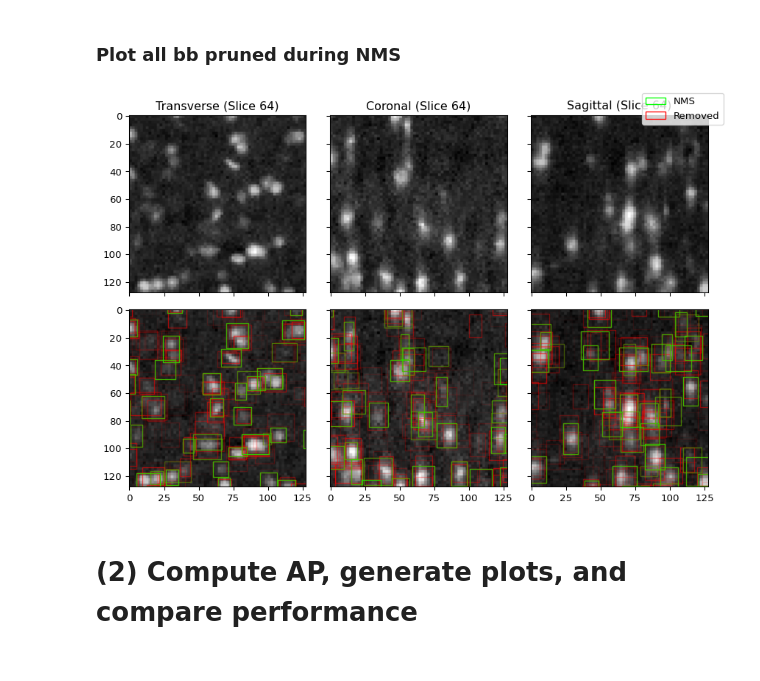
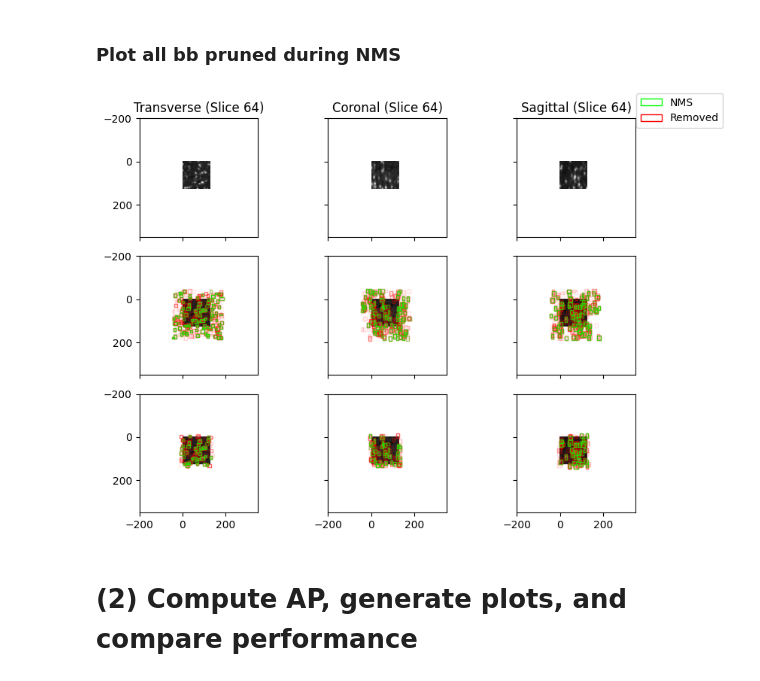
Before and after one commit to twardlab/yolo_model, a Jupyter notebook: docs/notebooks/gt_ap.ipynb, the cells around one changed output. Drawn from its saved outputs; the diff is of its cells as text; code cells hidden in the pictures.

```diff
--- a/docs/notebooks/gt_ap.ipynb
+++ b/docs/notebooks/gt_ap.ipynb
@@ -348,9 +354,12 @@ Annotated area size: (64, 64, 64)
 start = time.time()
 outdir_slices = '/ifshome/abenneck/docs_public/misc_outputs/gt_data/slices'
 outdir_cube = '/ifshome/abenneck/docs_public/misc_outputs/gt_data/cube'
-apply_2D_yolo_to_slices(img_path, model_path, outdir_slices, verbose = False)
-yolo_out = stitch_slices_into_cube(os.path.join(outdir_slices,'ax0'), os.path.join(outdir_slices,'ax1'), os.path.join(outdir_slices,'ax2'), outdir_cube)
-yolo_nms = NMS(yolo_out)
+# apply_2D_yolo_to_slices(img_path, model_path, outdir_slices, verbose = False)
+# yolo_out = stitch_slices_into_cube(os.path.join(outdir_slices,'ax0'), os.path.join(outdir_slices,'ax1'), os.path.join(outdir_slices,'ax2'), outdir_cube)
+yolo_out = np.load(os.path.join(outdir_cube,'i0000_j0000_k0000_d256_Ex_488_Em_525.npy'))
+conf_thresh=1e-3
+nms_thresh=0.3
+yolo_nms = NMS(yolo_out, conf_thresh = conf_thresh, nms_thresh = nms_thresh)
 print(f'Finished applying YOLO model in {time.time() - start:.2f}s')
 
 # Apply Stardist
@@ -693,7 +689,14 @@ img0 = img_up[img_m0_idx,:,:]
 img1 = img_up[:,img_m1_idx,:]
 img2 = img_up[:,:,img_m2_idx]
 
-lim = [96,160]
+# xlim = [0,128]
+# ylim = [128,0]
+
+# xlim = [96,160]
+# ylim = [96,160]
+
+xlim = [-200,350]
+ylim = [350,-200]
 
 # Convert YOLO outputs into lists of bboxes
 yolo_bb = yolo_output_to_bb_list(yolo_out)
@@ -704,8 +707,13 @@ gt_bb_adjusted = convert_bb_units(gt_bb)
 yolo_bb = convert_bb_units(yolo_bb)
 yolo_bb_nms = convert_bb_units(yolo_bb_nms)
 
+# Remove bb predictions outside of the annotated area
+yolo_bb_trimmed = trim_bb(yolo_bb)
+yolo_bb_nms_trimmed = trim_bb(yolo_bb_nms)
+
+
 # Each row will be a different angle, and each col will be (img, img+outputs)
-fig, axs = plt.subplots(2,3,layout='tight', sharex=True, sharey=True)
+fig, axs = plt.subplots(3,3,layout='tight', sharex=True, sharey=True)
 
 # ==============================
 # ===== Col 0 (Transverse) =====
@@ -734,6 +742,22 @@ if len(bb_yolo_nms) > 0:
     bb_plot_yolo_nms = bb_to_rec(bb_yolo_nms, pos = [4, 2, 5, 3], fc='none', ec='lime', alpha=scores)
     axs[1,0].add_collection(bb_plot_yolo_nms)
 
+# Original image
+axs[2,0].imshow(img0, cmap='gray')
+
+# YOLO bboxes (Orig)
+bb_yolo_trimmed = bb_slice_filter(yolo_bb_trimmed, 0, img_m0_idx)
+if len(bb_yolo_trimmed) > 0:
+    scores = bb_yolo_trimmed[:,-4]
+    bb_plot_yolo_trimmed = bb_to_rec(bb_yolo_trimmed, pos = [4, 2, 5, 3], fc='none', ec='red', alpha=scores)
+    axs[2,0].add_collection(bb_plot_yolo_trimmed)
+
+bb_yolo_nms_trimmed = bb_slice_filter(yolo_bb_nms_trimmed, 0, img_m0_idx)
+if len(bb_yolo_nms_trimmed) > 0:
+    scores = bb_yolo_nms_trimmed[:,-4]
+    bb_plot_yolo_nms_trimmed = bb_to_rec(bb_yolo_nms_trimmed, pos = [4, 2, 5, 3], fc='none', ec='lime', alpha=scores)
+    axs[2,0].add_collection(bb_plot_yolo_nms_trimmed)
+
 # ===========================
 # ===== Col 1 (Coronal) =====
 # ===========================
@@ -760,6 +784,22 @@ if len(bb_yolo_nms) > 0:
     scores = bb_yolo_nms[:,-4]
     bb_plot_yolo_nms = bb_to_rec(bb_yolo_nms, pos = [4, 0, 5, 1], fc='none', ec='lime', alpha=scores)
     axs[1,1].add_collection(bb_plot_yolo_nms)
+
+# Original image
+axs[2,1].imshow(img1, cmap='gray')
+
+# YOLO bboxes
+bb_yolo_trimmed = bb_slice_filter(yolo_bb_trimmed, 1, img_m1_idx)
+if len(bb_yolo_trimmed) > 0:
+    scores = bb_yolo_trimmed[:,-4]
+    bb_plot_yolo_trimmed = bb_to_rec(bb_yolo_trimmed, pos = [4, 0, 5, 1], fc='none', ec='red', alpha=scores)
+    axs[2,1].add_collection(bb_plot_yolo_trimmed)
+
+bb_yolo_nms_trimmed = bb_slice_filter(yolo_bb_nms_trimmed, 1, img_m1_idx)
+if len(bb_yolo_nms_trimmed) > 0:
+    scores = bb_yolo_nms_trimmed[:,-4]
+    bb_plot_yolo_nms_trimmed = bb_to_rec(bb_yolo_nms_trimmed, pos = [4, 0, 5, 1], fc='none', ec='lime', alpha=scores)
+    axs[2,1].add_collection(bb_plot_yolo_nms_trimmed)
 
 
 # ============================
@@ -777,38 +817,55 @@ axs[1,2].imshow(img2, cmap='gray')
 # axs[1,2].add_collection(bb_plot_gt)
 
 # YOLO bboxes
 bb_yolo = bb_slice_filter(yolo_bb, 2, img_m2_idx)
 if len(bb_yolo) > 0:
     scores = bb_yolo[:,-4]
     bb_plot_yolo = bb_to_rec(bb_yolo, pos = [2, 0, 3, 1], fc='none', ec='red', alpha=scores)
     axs[1,2].add_collection(bb_plot_yolo)
 
 bb_yolo_nms = bb_slice_filter(yolo_bb_nms, 2, img_m2_idx)
 if len(bb_yolo_nms) > 0:
     scores = bb_yolo_nms[:,-4]
     bb_plot_yolo_nms = bb_to_rec(bb_yolo_nms, pos = [2, 0, 3, 1], fc='none', ec='lime', alpha=scores)
     axs[1,2].add_collection(bb_plot_yolo_nms)
 
+# Original image
+axs[2,2].imshow(img2, cmap='gray')
+
+# YOLO bboxes (Trimmed)
+bb_yolo_trimmed = bb_slice_filter(yolo_bb_trimmed, 2, img_m2_idx)
+if len(bb_yolo_trimmed) > 0:
+    scores = bb_yolo_trimmed[:,-4]
+    bb_plot_yolo_trimmed = bb_to_rec(bb_yolo_trimmed, pos = [2, 0, 3, 1], fc='none', ec='red', alpha=scores)
+    axs[2,2].add_collection(bb_plot_yolo_trimmed)
+
+bb_yolo_nms_trimmed = bb_slice_filter(yolo_bb_nms_trimmed, 2, img_m2_idx)
+if len(bb_yolo_nms_trimmed) > 0:
+    scores = bb_yolo_nms_trimmed[:,-4]
+    bb_plot_yolo_nms_trimmed = bb_to_rec(bb_yolo_nms_trimmed, pos = [2, 0, 3, 1], fc='none', ec='lime', alpha=scores)
+    axs[2,2].add_collection(bb_plot_yolo_nms_trimmed)
+
+
 # ========================
 # ===== Whole Figure =====
 # ========================
 
 # Set same limits for every view
-# for ax in axs:
-#     for ax_i in ax:
-#         ax_i.set_xlim(lim)
-#         ax_i.set_ylim(lim)
+for ax in axs:
+    for ax_i in ax:
+        ax_i.set_xlim(xlim)
+        ax_i.set_ylim(ylim)
 
 # Generate a legend for the figure
 legend_handles = [
     Patch(facecolor='none', edgecolor="lime", label="NMS"),
     Patch(facecolor='none', edgecolor="red", label="Removed"),
 ]
 fig.legend(handles=legend_handles)
 
 fig.set_size_inches(9,6)
 # %% [output]
-[figure, old version]
+[figure, new version]
 # %% [markdown]
 # (2) Compute AP, generate plots, and compare performance
 # %% [markdown]
```
Also changed, not shown: parts of 17 cells of this notebook, 5 other files.
